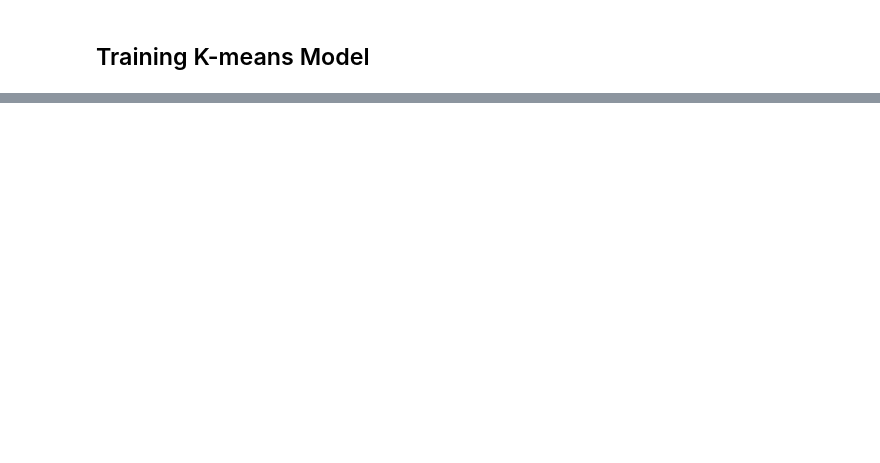
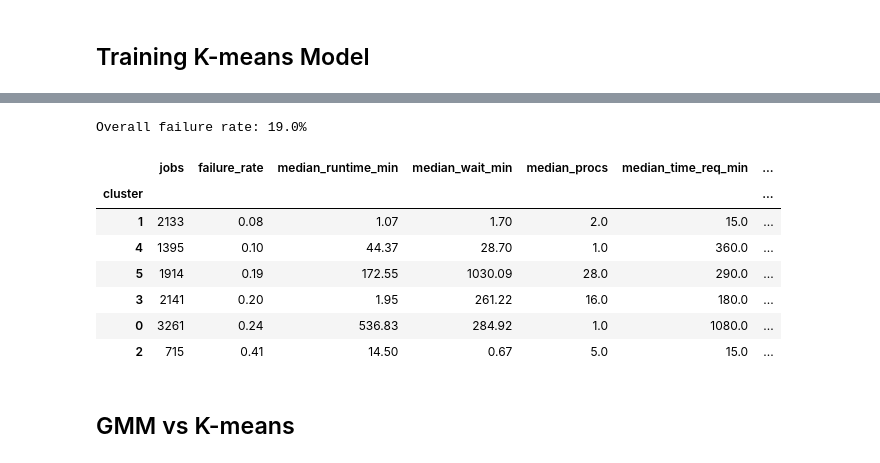
Before and after one commit to ImanCherifi/ml-assignment-1, a Jupyter notebook: task_C.ipynb, the cells around one changed output, grey strips where cells are left out. Cells and saved outputs as stored; diff of their text form; code cells hidden in the pictures; blank space fills up the shorter version.

```diff
--- a/task_C.ipynb
+++ b/task_C.ipynb
@@ -839,7 +844,6 @@ df = pd.read_csv(DATASET_PATH, sep=r"\s+", comment=";", names=cols)
 df_feat_joined = df_features.join(df[["submit"]])
 
 # sort values by submission time
-# assumes df is already cleaned and contains the "submit" column
 df_feat_joined = df_feat_joined.sort_values("submit")
 
 t_val, t_test = df_feat_joined["submit"].quantile([0.70, 0.85])     # cut points: 70% / 15% / 15% of jobs
@@ -848,13 +852,12 @@ train = df_feat_joined[df_feat_joined["submit"] <  t_val]
 val   = df_feat_joined[(df_feat_joined["submit"] >= t_val) & (df_feat_joined["submit"] < t_test)]
 test  = df_feat_joined[df_feat_joined["submit"] >= t_test]
 
-START, TZ = 835823160, -18000                            # from the CTC header
 for name, part in [("train", train), ("val", val), ("test", test)]:
     dates = pd.to_datetime(part["submit"] + START + TZ, unit="s")
     print(f"{name:5s} {len(part):6,d} jobs  {dates.min():%Y-%m-%d} -> {dates.max():%Y-%m-%d}")
 
 X_train, y_train = train.drop(["status", "submit"], axis=1), train[["status"]]
-X_val_prep, y_val =  val.drop(["status", "submit"], axis=1), val[["status"]]
+X_val, y_val =  val.drop(["status", "submit"], axis=1), val[["status"]]
 X_test, y_test =  test.drop(["status", "submit"], axis=1), test[["status"]]
 # %% [output]
 train 53,942 jobs  1996-06-26 -> 1997-02-16
@@ -874,9 +877,9 @@ X_test = pd.concat([np.log1p(X_test[log_feats]), X_test[lin_feats]], axis=1)
 scaler = StandardScaler()
 fit_scaler = scaler.fit(X_train)
 
-X_train_prep = fit_scaler.transform(X_train)
-X_val_prep = fit_scaler.transform(X_val)
-X_test_prep = fit_scaler.transform(X_test)
+X_train = fit_scaler.transform(X_train)
+X_val = fit_scaler.transform(X_val)
+X_test = fit_scaler.transform(X_test)
 # %% [markdown]
 ## Training GMM Model
 # %% [markdown]
@@ -1256,0 +1063,31 @@ GMM
+# %%
+# Cluster profiles with failure rate per cluster
+km_prof_df = val.assign(cluster=km_clusters, failed=(outcome == "failed"))
+
+km_profile = km_prof_df.groupby("cluster").agg(
+    jobs=("failed", "size"),
+    failure_rate=("failed", "mean"),
+    median_runtime_min=("runtime", lambda s: s.median() / 60),
+    median_wait_min=("wait", lambda s: s.median() / 60),
+    median_procs=("procs_used", "median"),
+    median_time_req_min=("time_req", lambda s: s.median() / 60),
+    median_runtime_efficiency=("runtime_efficiency", "median"),
+)
+if "cpu_eff" in km_prof_df:
+    km_profile["median_cpu_eff"] = km_prof_df.groupby("cluster")["cpu_eff"].median()
+km_profile["share_of_jobs"] = km_profile["jobs"] / km_profile["jobs"].sum()
+km_profile = km_profile.sort_values("failure_rate")
+print(f"Overall failure rate: {(outcome == 'failed').mean():.1%}")
+km_profile.round(2)
+# %% [output]
+Overall failure rate: 19.0%
+|  | jobs | failure_rate | median_runtime_min | median_wait_min | median_procs | median_time_req_min | ... |
+| cluster |  |  |  |  |  |  | ... |
+| 1 | 2133 | 0.08 | 1.07 | 1.70 | 2.0 | 15.0 | ... |
+| 4 | 1395 | 0.10 | 44.37 | 28.70 | 1.0 | 360.0 | ... |
+| 5 | 1914 | 0.19 | 172.55 | 1030.09 | 28.0 | 290.0 | ... |
+| 3 | 2141 | 0.20 | 1.95 | 261.22 | 16.0 | 180.0 | ... |
+| 0 | 3261 | 0.24 | 536.83 | 284.92 | 1.0 | 1080.0 | ... |
+| 2 | 715 | 0.41 | 14.50 | 0.67 | 5.0 | 15.0 | ... |
+# %% [markdown]
+## GMM vs K-means
```
Also changed, not shown: parts of 38 cells of this notebook, 1 other file.
